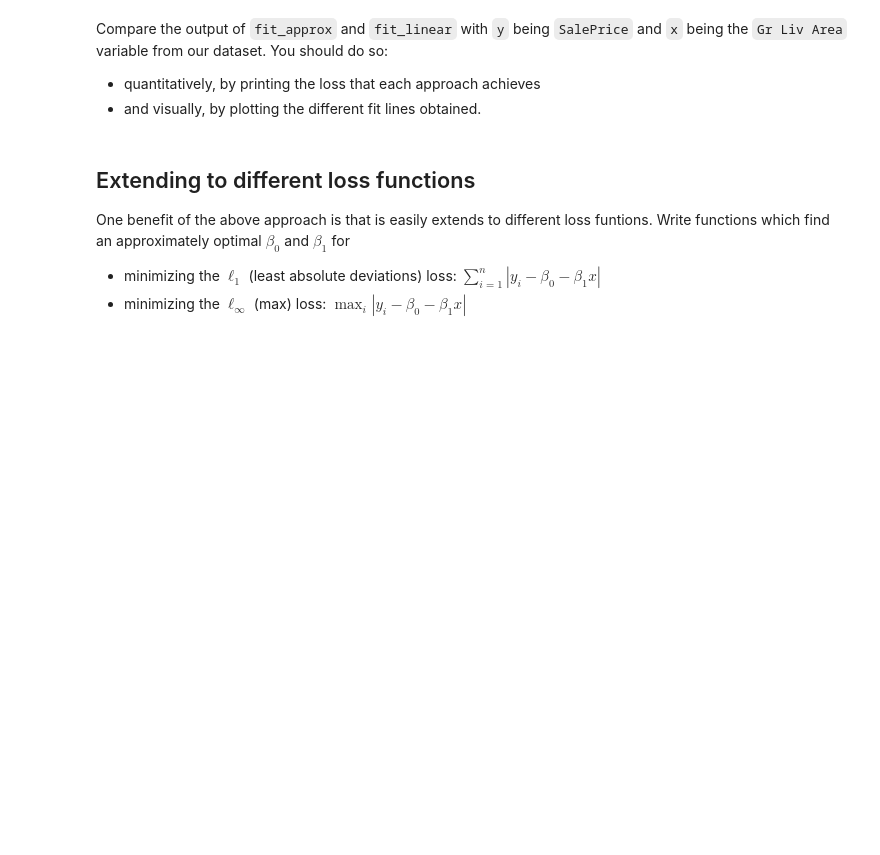
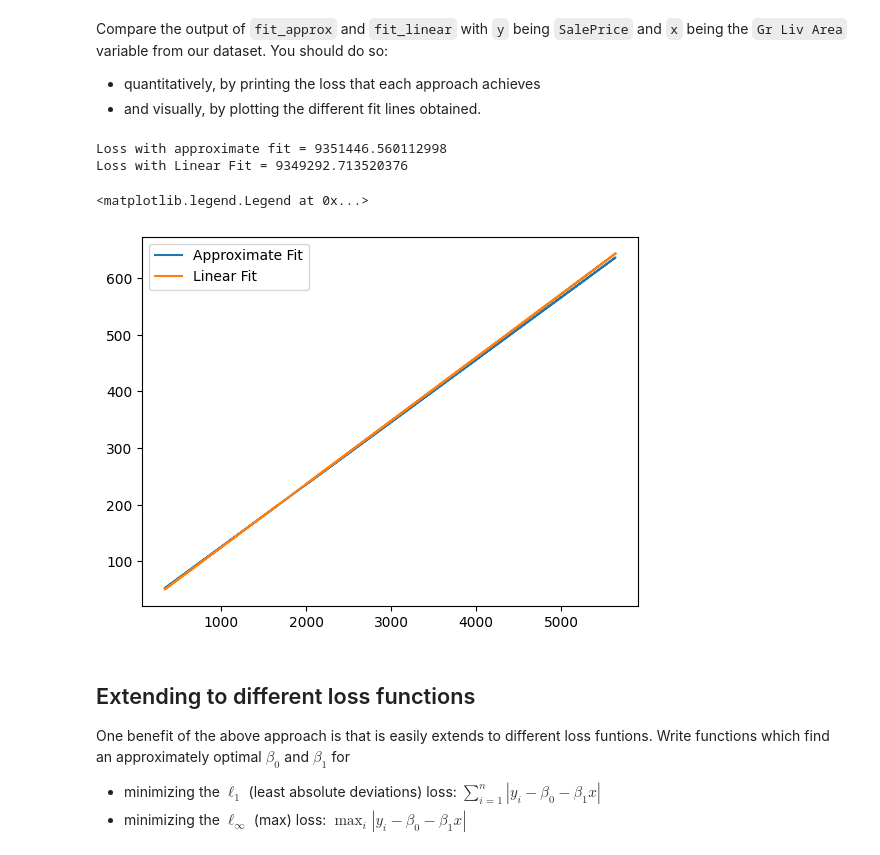
Before and after one commit to pranavich18/ML_Labs, a Jupyter notebook: lab1.ipynb, the cells around one changed output. Saved outputs shown, nothing was run; the diff lists cells and outputs as text; code cells hidden in the pictures; blank space fills up the shorter version.

```diff
--- a/lab1.ipynb
+++ b/lab1.ipynb
@@ -129,7 +129,6 @@ def fit_linear(x,y):
     for i in range(n):
       loss += (beta1*x[i] + beta0 -y[i])**2
 
-    loss = loss/n
 
     return beta0, beta1, loss
 # %% [markdown]
@@ -209,15 +212,42 @@ def fit_approx(x,y):
     under the sum-of-squares loss. The min_loss returned is the lost of the best beta0 and beta1 you found.
     """
     # TODO complete the following code
-    # beta0 = ...
-    # beta1 = ...
-    # min_loss = ...
+    beta0 = 0
+    beta1 = 0
+    min_loss = 100000000000000000
+    loss=0
+
+    for bet1 in np.arange(-1,1,.005):
+      for bet0 in np.arange(-50,50,.1):
+        loss = np.sum((bet1*x+bet0 -y)**2)
+
+        if loss<min_loss:
+          min_loss = loss
+          beta0 = bet0
+          beta1 = bet1
 
     return beta0, beta1, min_loss
 # %% [markdown]
 Compare the output of `fit_approx` and `fit_linear` with `y` being `SalePrice` and `x` being the `Gr Liv Area` variable from our dataset. You should do so:
 * quantitatively, by printing the loss that each approach achieves
 * and visually, by plotting the different fit lines obtained.
+# %%
+x = df['Gr Liv Area'].to_numpy()
+
+beta0_appr, beta1_appr, loss_appr = fit_approx(x,y)
+
+beta0, beta1, loss = fit_linear(x,y)
+ypred_appr = beta0_appr+beta1_appr*x
+ypred_lin = beta0+beta1*x
+print(f"Loss with approximate fit = {loss_appr}\nLoss with Linear Fit = {loss}")
+plt.plot(x, ypred_appr, label = "Approximate Fit")
+plt.plot(x,ypred_lin, label="Linear Fit")
+plt.legend()
+# %% [output]
+Loss with approximate fit = 9351446.560112998
+Loss with Linear Fit = 9349292.713520376
+<matplotlib.legend.Legend at 0x...>
+[figure, added]
 # %% [markdown]
 ## Extending to different loss functions
 
```
Also changed, not shown: parts of 4 cells of this notebook.
